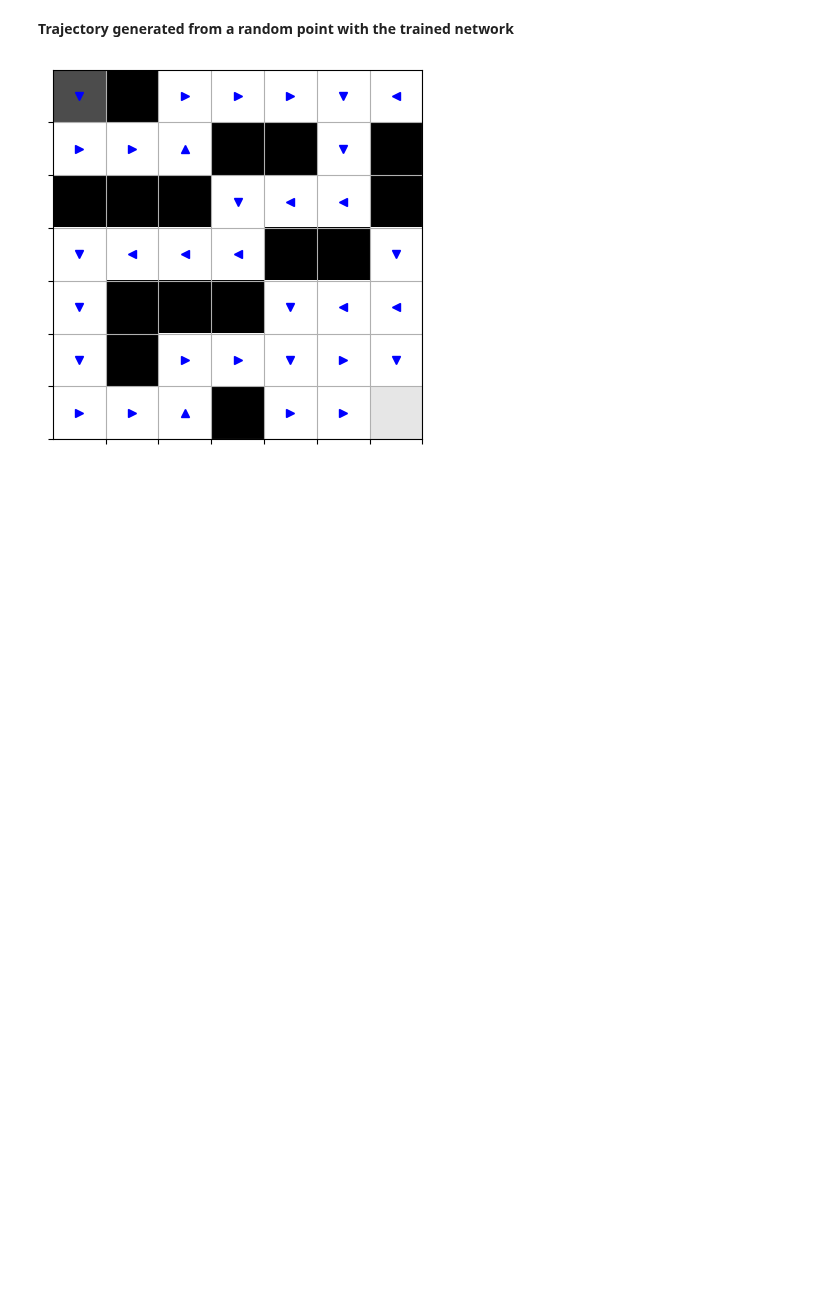
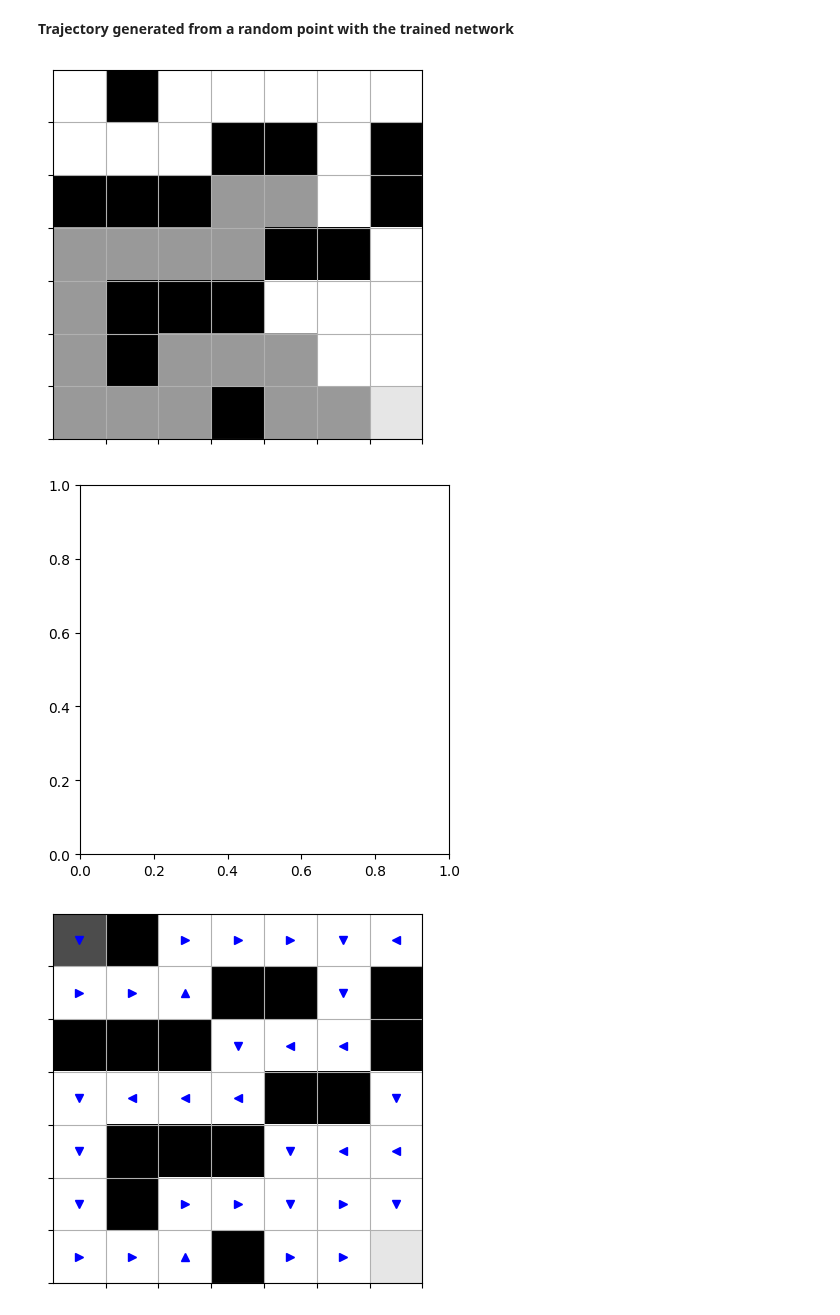
Before and after one commit to Ploita/IA353_PC2, a Jupyter notebook: PC2_Ativ10_RL_Maze.ipynb, the cells around one changed output. Cells and saved outputs as stored; diff of their text form; code cells hidden in the pictures; blank space fills up the shorter version.

```diff
--- a/PC2_Ativ10_RL_Maze.ipynb
+++ b/PC2_Ativ10_RL_Maze.ipynb
@@ -95,7 +95,7 @@ class Qmaze(object):
             mode = 'invalid'
 
         # new state
-        self.state = (nrow, ncol, nmode)
+        self.state = (nrow, ncol, n0mode)
 
     def get_reward(self):
         rat_row, rat_col, mode = self.state
@@ -420,6 +425,24 @@ n_epoch: 25, max_mem: 392, data: 16, time: 11.42 minutes
 685.273575
 # %% [markdown]
 **Trajectory generated from a random point with the trained network**
+# %%
+rat_cell = random.choice(qmaze.free_cells)
+qmaze.reset(rat_cell)
+envstate = qmaze.observe()
+game_status = 'lose'
+while(game_status != 'win'):
+  q = model.predict(envstate)
+  action = np.argmax(q[0])
+  # action = np.argmax(model.predict(envstate))
+  envstate, reward, game_status = qmaze.act(action)
+  show(qmaze)
+  display.clear_output(wait=True)
+  display.display(pl.gcf())
+  plt.gca().clear()
+  sleep(0.2)
+# %% [output]
+[figure, added]
+[figure, added]
 # %%
 # Exhibition of the maximum Q value at each state of the environment
 directions = []
```
Also changed, not shown: parts of 2 cells of this notebook.
